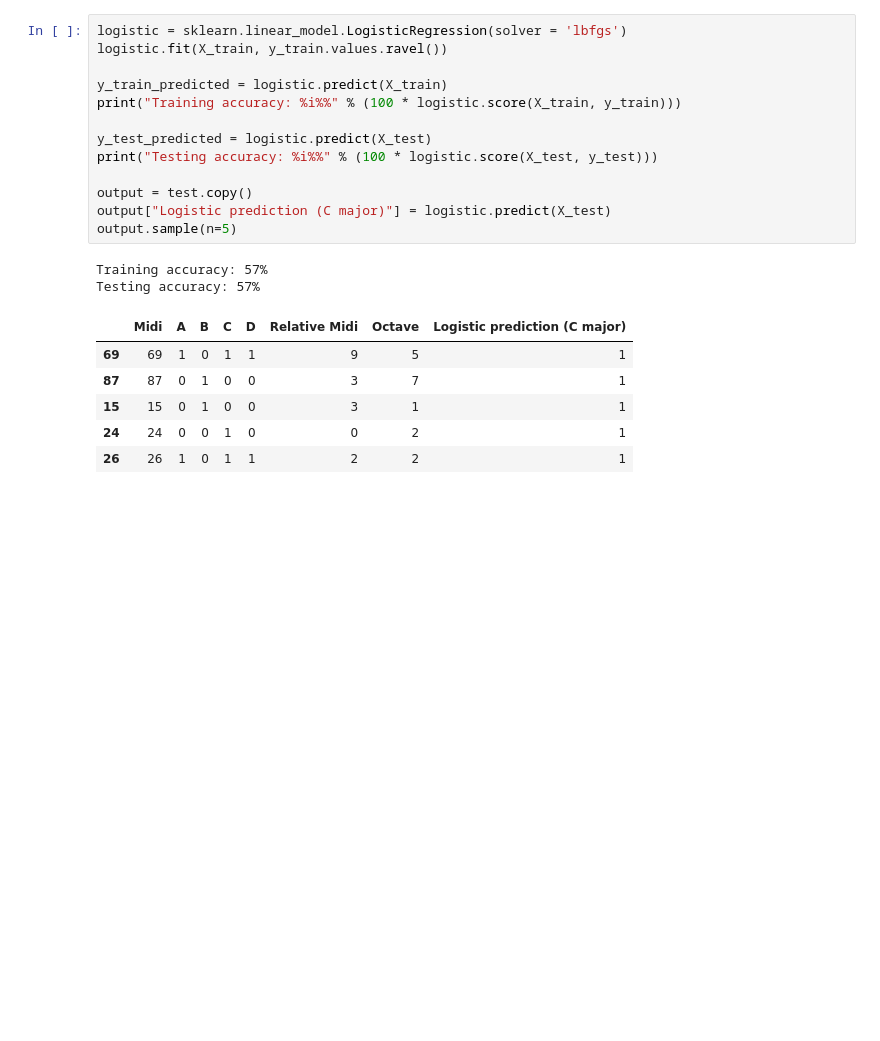
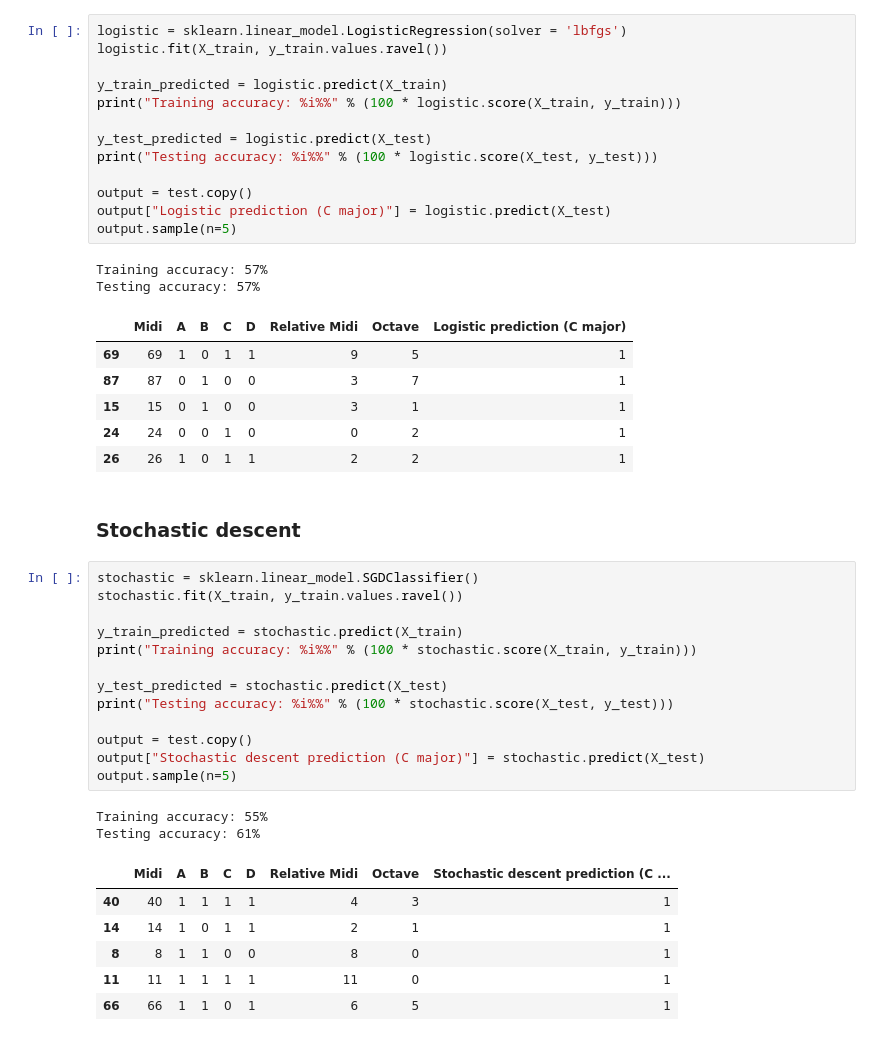
Before and after one commit to ctford/old-town-code, a Jupyter notebook: old-town-code.ipynb, the cells around one changed output. Saved outputs shown, nothing was run; the diff lists cells and outputs as text; blank space fills up the shorter version.

```diff
--- a/old-town-code.ipynb
+++ b/old-town-code.ipynb
@@ -145,3 +169,27 @@ Testing accuracy: 57%
 | 15 | 15 | 0 | 1 | 0 | 0 | 3 | 1 | 1 |
 | 24 | 24 | 0 | 0 | 1 | 0 | 0 | 2 | 1 |
 | 26 | 26 | 1 | 0 | 1 | 1 | 2 | 2 | 1 |
+# %% [markdown]
+### Stochastic descent
+# %%
+stochastic = sklearn.linear_model.SGDClassifier()
+stochastic.fit(X_train, y_train.values.ravel())
+
+y_train_predicted = stochastic.predict(X_train)
+print("Training accuracy: %i%%" % (100 * stochastic.score(X_train, y_train)))
+
+y_test_predicted = stochastic.predict(X_test)
+print("Testing accuracy: %i%%" % (100 * stochastic.score(X_test, y_test)))
+
+output = test.copy()
+output["Stochastic descent prediction (C major)"] = stochastic.predict(X_test)
+output.sample(n=5)
+# %% [output]
+Training accuracy: 55%
+Testing accuracy: 61%
+|  | Midi | A | B | C | D | Relative Midi | Octave | Stochastic descent prediction (C ... |
+| 40 | 40 | 1 | 1 | 1 | 1 | 4 | 3 | 1 |
+| 14 | 14 | 1 | 0 | 1 | 1 | 2 | 1 | 1 |
+| 8 | 8 | 1 | 1 | 0 | 0 | 8 | 0 | 1 |
+| 11 | 11 | 1 | 1 | 1 | 1 | 11 | 0 | 1 |
+| 66 | 66 | 1 | 1 | 0 | 1 | 6 | 5 | 1 |
```
Also changed, not shown: parts of 4 cells of this notebook.
